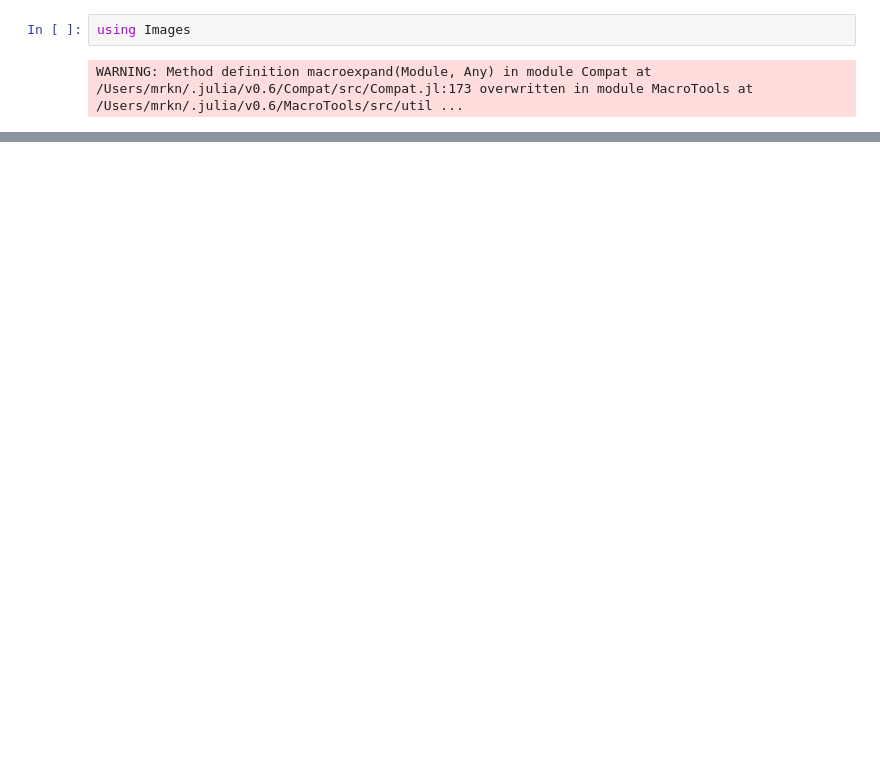
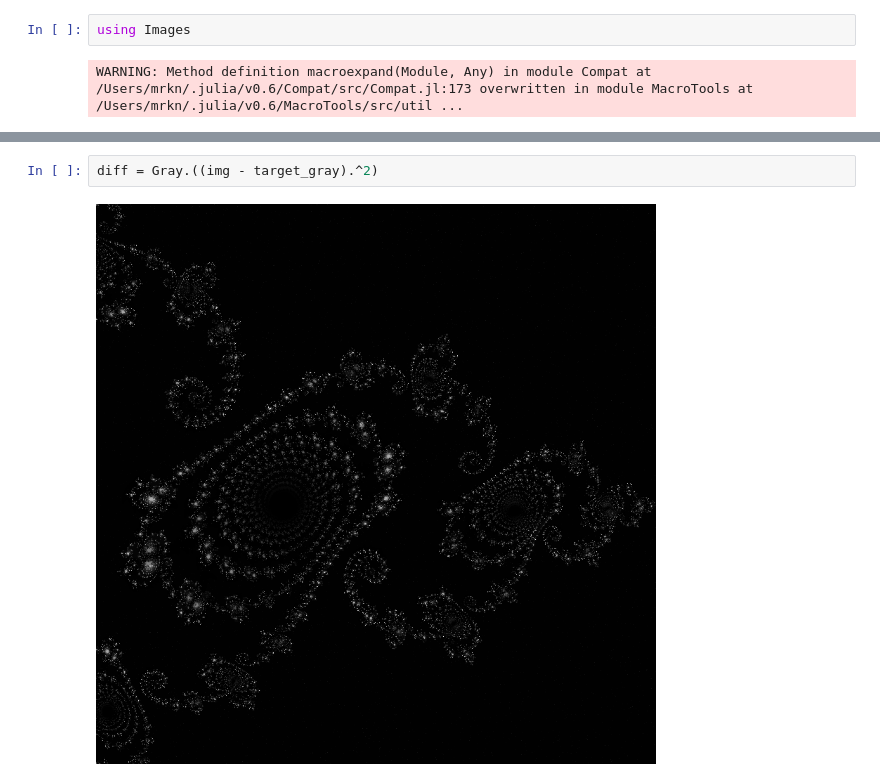
Before and after one commit to mrkn/notebooks, a Jupyter notebook: julia_set/JuliaSet.ipynb, the cells around one changed output, grey strips where cells are left out. Cells and saved outputs as stored; diff of their text form; blank space fills up the shorter version.

```diff
--- a/julia_set/JuliaSet.ipynb
+++ b/julia_set/JuliaSet.ipynb
@@ -34,0 +40,4 @@ juliaset (generic function with 1 method)
+# %%
+diff = Gray.((img - target_gray).^2)
+# %% [output]
+[figure, added]
```
Also changed, not shown: parts of 6 cells of this notebook, 1 other file.
